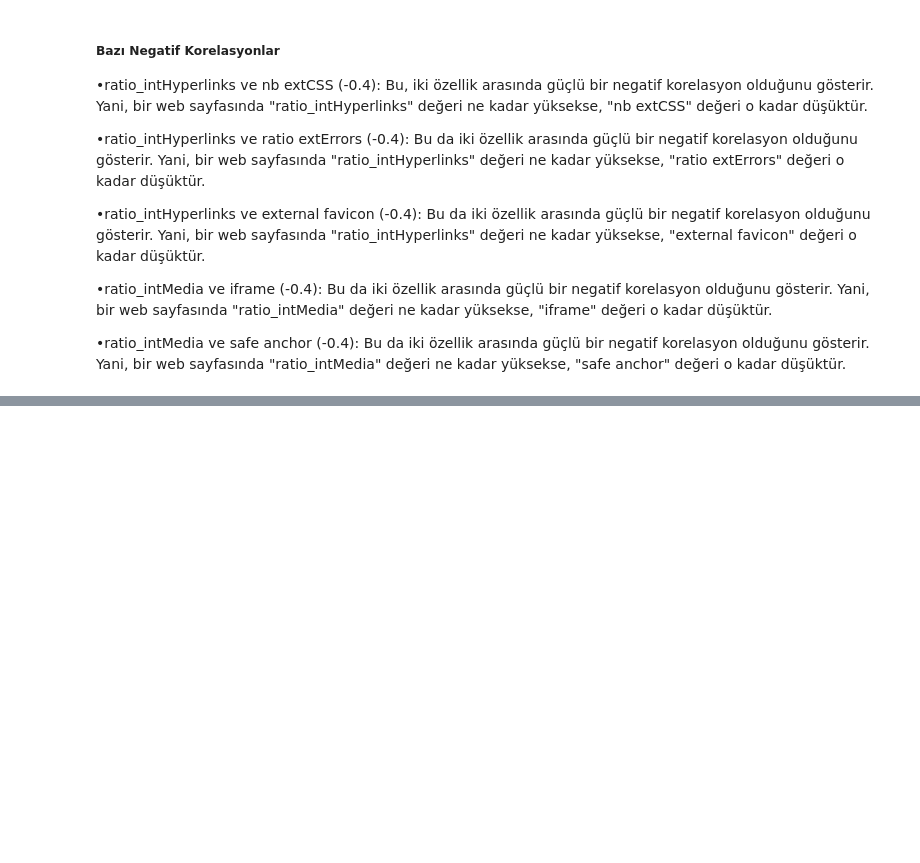
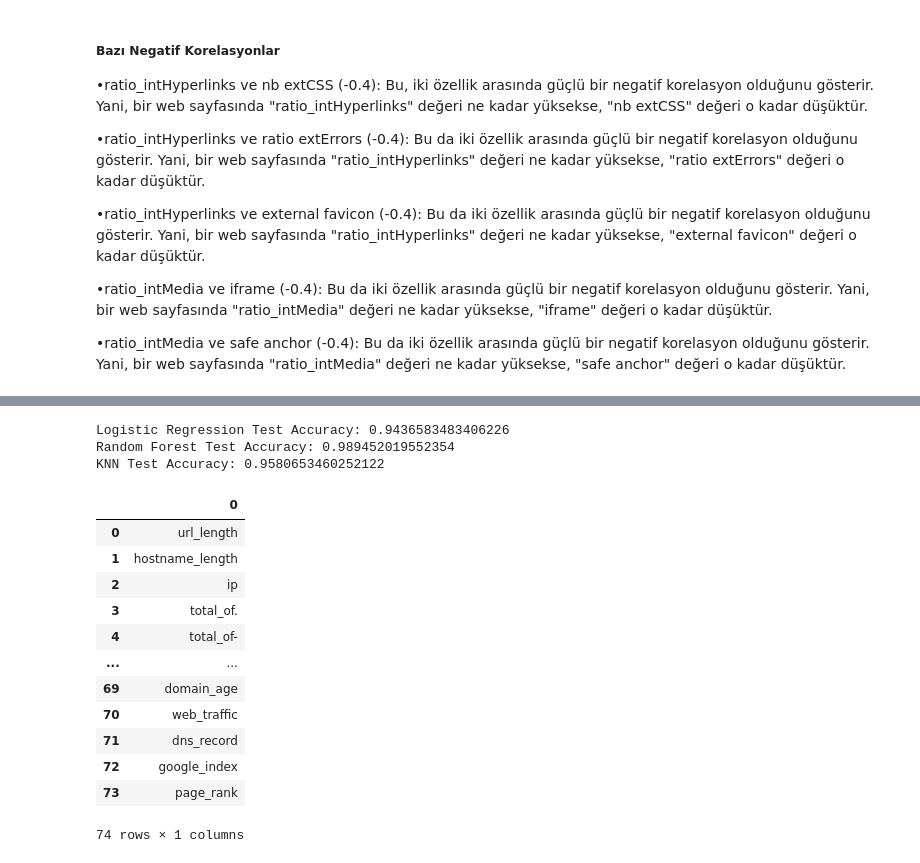
Before and after one commit to Phishbust/datanalysisandmodeling, a Jupyter notebook: data.ipynb, the cells around one changed output, grey strips where cells are left out. Cells and saved outputs as stored; diff of their text form; code cells hidden in the pictures; blank space fills up the shorter version.

```diff
--- a/data.ipynb
+++ b/data.ipynb
@@ -339,0 +352,6 @@ plt.show()
+# %%
+x=df.drop(columns=['status','url'] ,axis=1)
+y=df['status']
+# %%
+x["domain_with_copyright"] = list(map(lambda x : 1 if x == 'one' else 0 if x == 'zero' else 1 if x == 'One' else 0 if x == 'Zero' else x, df["domain_with_copyright"]))
+x["domain_with_copyright"]=pd.to_numeric(x["domain_with_copyright"])
@@ -339,0 +366,8 @@ plt.show()
+# %%
+rfecv = RFECV(
+    estimator=LogisticRegression(max_iter=1000),
+    step=5,
+    cv=StratifiedKFold(3),
+    scoring='accuracy',
+    n_jobs=-1
+)
@@ -339,0 +383,29 @@ plt.show()
+# %%
+for name, model in models.items():
+    model.fit(x_train_selected, ytrain)
+    ypred = model.predict(x_test_selected)
+    accuracy = accuracy_score(ytest, ypred)
+    print(f'{name} Test Accuracy:', accuracy)
+# %% [output]
+Logistic Regression Test Accuracy: 0.9436583483406226
+Random Forest Test Accuracy: 0.989452019552354
+KNN Test Accuracy: 0.9580653460252122
+# %%
+selected_features = x.columns[rfecv.support_]
+# %%
+sf=pd.DataFrame(selected_features)
+sf
+# %% [output]
+|  | 0 |
+| 0 | url_length |
+| 1 | hostname_length |
+| 2 | ip |
+| 3 | total_of. |
+| 4 | total_of- |
+| ... | ... |
+| 69 | domain_age |
+| 70 | web_traffic |
+| 71 | dns_record |
+| 72 | google_index |
+| 73 | page_rank |
+74 rows × 1 columns
```
Also changed, not shown: parts of 7 cells of this notebook.
